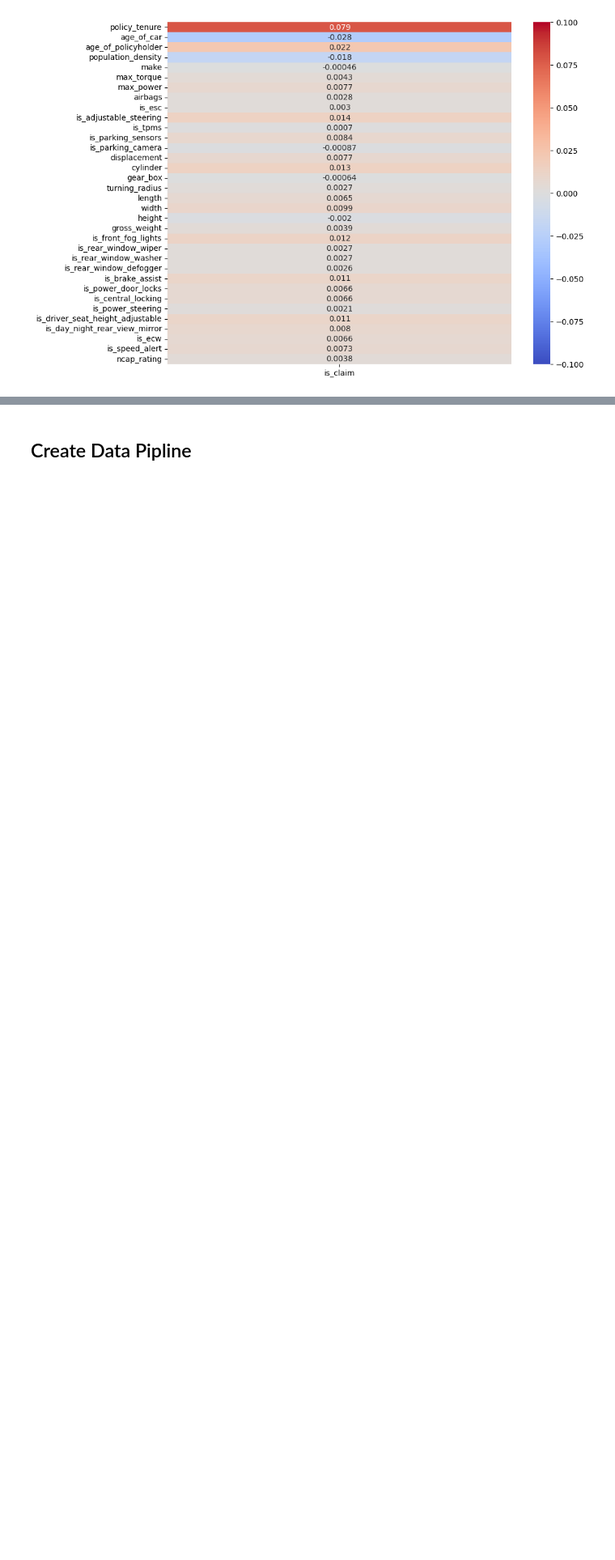
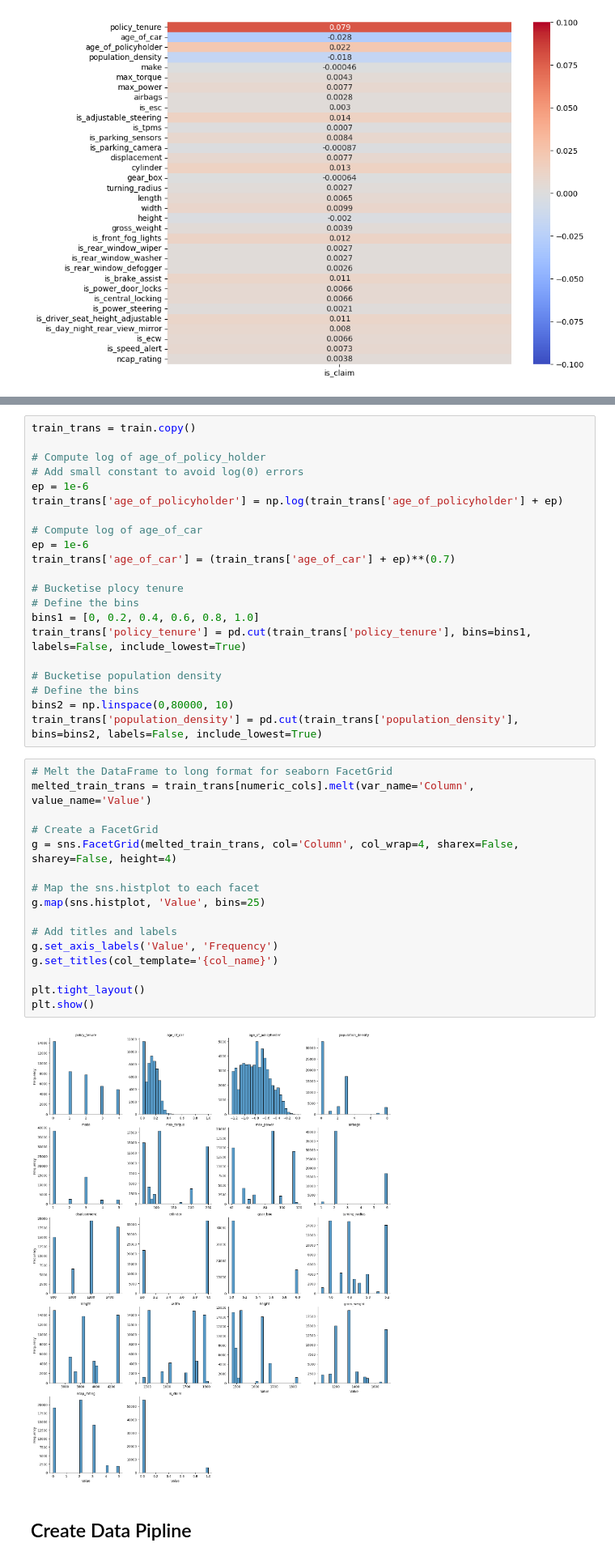
Before and after one commit to harryallum/Data-Science-Projects, a Jupyter notebook: Car Insurance Claim Prediction/main.ipynb, the cells around one changed output, grey strips where cells are left out. Shown at 81% size. Cells and saved outputs as stored; diff of their text form; blank space fills up the shorter version.

```diff
--- a/Car Insurance Claim Prediction/main.ipynb
+++ b/Car Insurance Claim Prediction/main.ipynb
@@ -188,3 +240,42 @@ sns.heatmap(corr_matrix_no_claim[['is_claim']],cmap='coolwarm', annot=True, vmax
+# %%
+train_trans = train.copy()
+
+# Compute log of age_of_policy_holder
+# Add small constant to avoid log(0) errors
+ep = 1e-6
+train_trans['age_of_policyholder'] = np.log(train_trans['age_of_policyholder'] + ep)
+
+# Compute log of age_of_car
+ep = 1e-6
+train_trans['age_of_car'] = (train_trans['age_of_car'] + ep)**(0.7)
+
+# Bucketise plocy tenure
+# Define the bins
+bins1 = [0, 0.2, 0.4, 0.6, 0.8, 1.0]
+train_trans['policy_tenure'] = pd.cut(train_trans['policy_tenure'], bins=bins1, labels=False, include_lowest=True)
+
+# Bucketise population density
+# Define the bins
+bins2 = np.linspace(0,80000, 10)
+train_trans['population_density'] = pd.cut(train_trans['population_density'], bins=bins2, labels=False, include_lowest=True)
+# %%
+# Melt the DataFrame to long format for seaborn FacetGrid
+melted_train_trans = train_trans[numeric_cols].melt(var_name='Column', value_name='Value')
+
+# Create a FacetGrid
+g = sns.FacetGrid(melted_train_trans, col='Column', col_wrap=4, sharex=False, sharey=False, height=4)
+
+# Map the sns.histplot to each facet
+g.map(sns.histplot, 'Value', bins=25)
+
+# Add titles and labels
+g.set_axis_labels('Value', 'Frequency')
+g.set_titles(col_template='{col_name}')
+
+plt.tight_layout()
+plt.show()
+# %% [output]
+[figure, added]
 # %% [markdown]
 ## Create Data Pipline
 # %%
```
Also changed, not shown: parts of 45 cells of this notebook.
